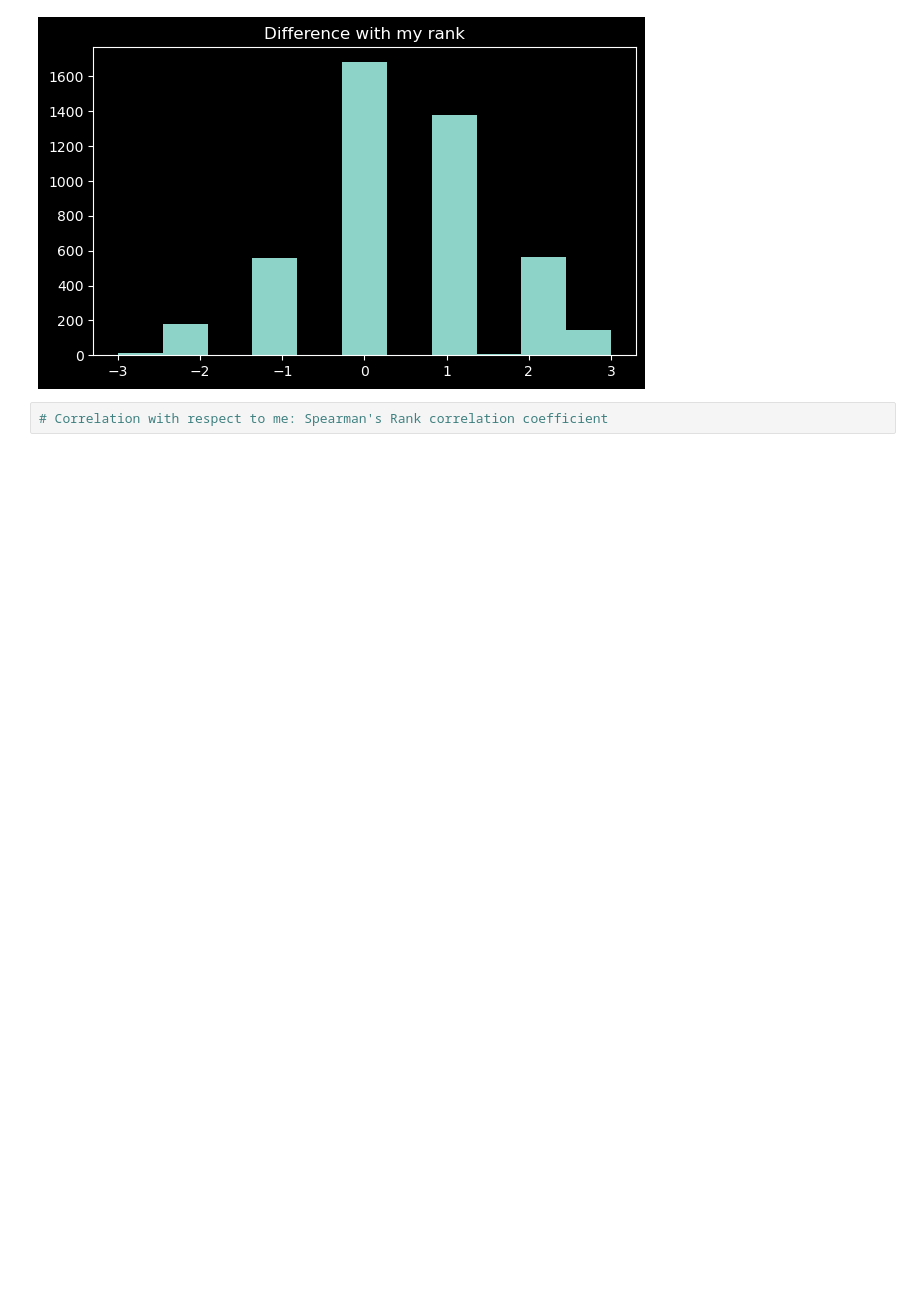
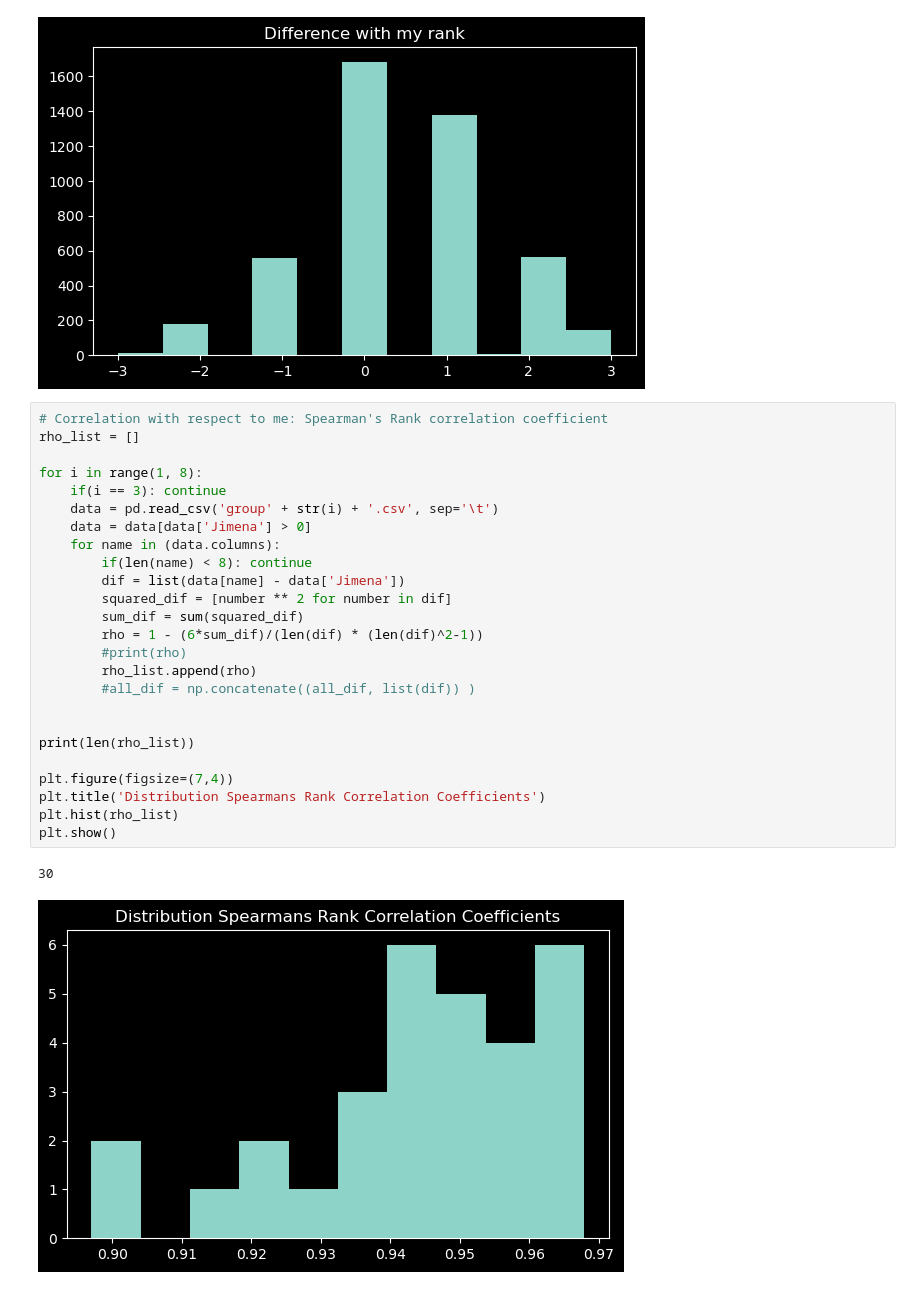
Before and after one commit to JimenaGonzalez/Searching-double-lenses, a Jupyter notebook: vit_cnn_multiclass/results/visual_inspection/Inspection_data/Calibration.ipynb, the cells around one changed output. Drawn from its saved outputs; the diff is of its cells as text; blank space fills up the shorter version.

```diff
--- a/vit_cnn_multiclass/results/visual_inspection/Inspection_data/Calibration.ipynb
+++ b/vit_cnn_multiclass/results/visual_inspection/Inspection_data/Calibration.ipynb
@@ -130,3 +184,29 @@ plt.show()
 [figure]
 # %%
 # Correlation with respect to me: Spearman's Rank correlation coefficient
+rho_list = []
+
+for i in range(1, 8):
+    if(i == 3): continue
+    data = pd.read_csv('group' + str(i) + '.csv', sep='\t')
+    data = data[data['Jimena'] > 0]
+    for name in (data.columns):
+        if(len(name) < 8): continue
+        dif = list(data[name] - data['Jimena'])
+        squared_dif = [number ** 2 for number in dif]
+        sum_dif = sum(squared_dif)
+        rho = 1 - (6*sum_dif)/(len(dif) * (len(dif)^2-1))
+        #print(rho)
+        rho_list.append(rho)
+        #all_dif = np.concatenate((all_dif, list(dif)) )
+
+
+print(len(rho_list))
+
+plt.figure(figsize=(7,4))
+plt.title('Distribution Spearmans Rank Correlation Coefficients')
+plt.hist(rho_list)
+plt.show()
+# %% [output]
+30
+[figure, added]
```
Also changed, not shown: parts of 7 cells of this notebook.
